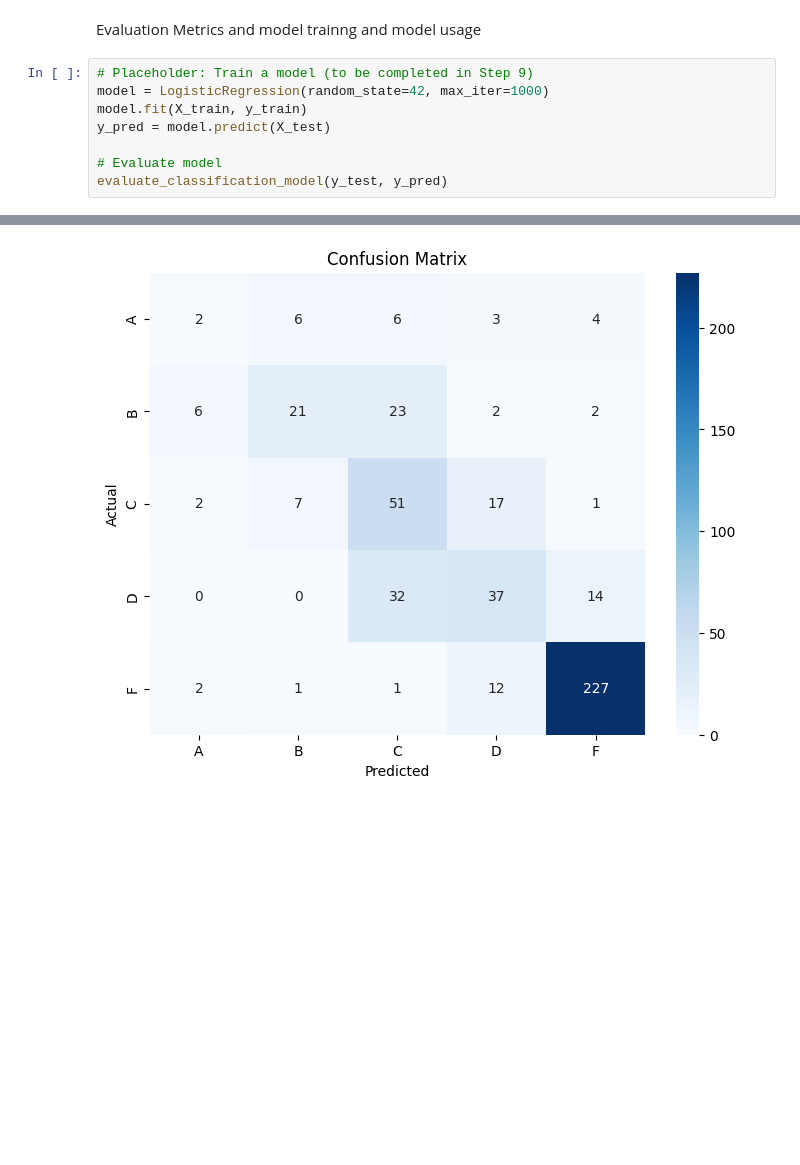
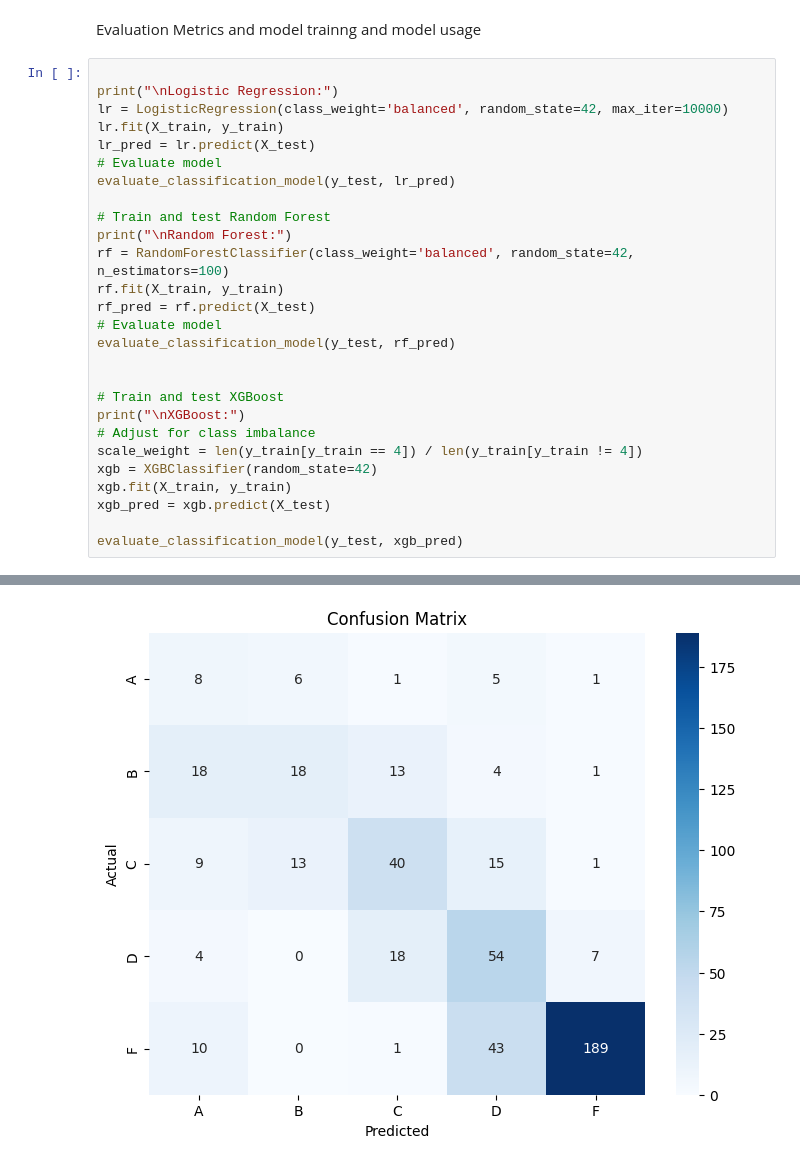
Before and after one commit to TylerG14/MLG381A1, a Jupyter notebook: SRC/TestNB.ipynb, the cells around one changed output, grey strips where cells are left out. Saved outputs shown, nothing was run; the diff lists cells and outputs as text; blank space fills up the shorter version.

Commit message:
Step 9?

```diff
--- a/SRC/TestNB.ipynb
+++ b/SRC/TestNB.ipynb
@@ -75,11 +78,30 @@ bivariate_analysis(df)
 # %% [markdown]
 Evaluation Metrics and model trainng and model usage
 # %%
-# Placeholder: Train a model (to be completed in Step 9)
-model = LogisticRegression(random_state=42, max_iter=1000)
-model.fit(X_train, y_train)
-y_pred = model.predict(X_test)
 
+print("\nLogistic Regression:")
+lr = LogisticRegression(class_weight='balanced', random_state=42, max_iter=10000)
+lr.fit(X_train, y_train)
+lr_pred = lr.predict(X_test)
 # Evaluate model
-evaluate_classification_model(y_test, y_pred)
+evaluate_classification_model(y_test, lr_pred)
+
+# Train and test Random Forest
+print("\nRandom Forest:")
+rf = RandomForestClassifier(class_weight='balanced', random_state=42, n_estimators=100)
+rf.fit(X_train, y_train)
+rf_pred = rf.predict(X_test)
+# Evaluate model
+evaluate_classification_model(y_test, rf_pred)
+
+
+# Train and test XGBoost
+print("\nXGBoost:")
+# Adjust for class imbalance
+scale_weight = len(y_train[y_train == 4]) / len(y_train[y_train != 4])
+xgb = XGBClassifier(random_state=42)
+xgb.fit(X_train, y_train)
+xgb_pred = xgb.predict(X_test)
+
+evaluate_classification_model(y_test, xgb_pred)
 # %% [output]
@@ -103 +127 @@ Macro Avg - Precision: 0.531, Recall: 0.504, F1: 0.506
-[figure, old version]
+[figure, new version]
```
Also changed, not shown: parts of 2 cells of this notebook, 2 other files.
